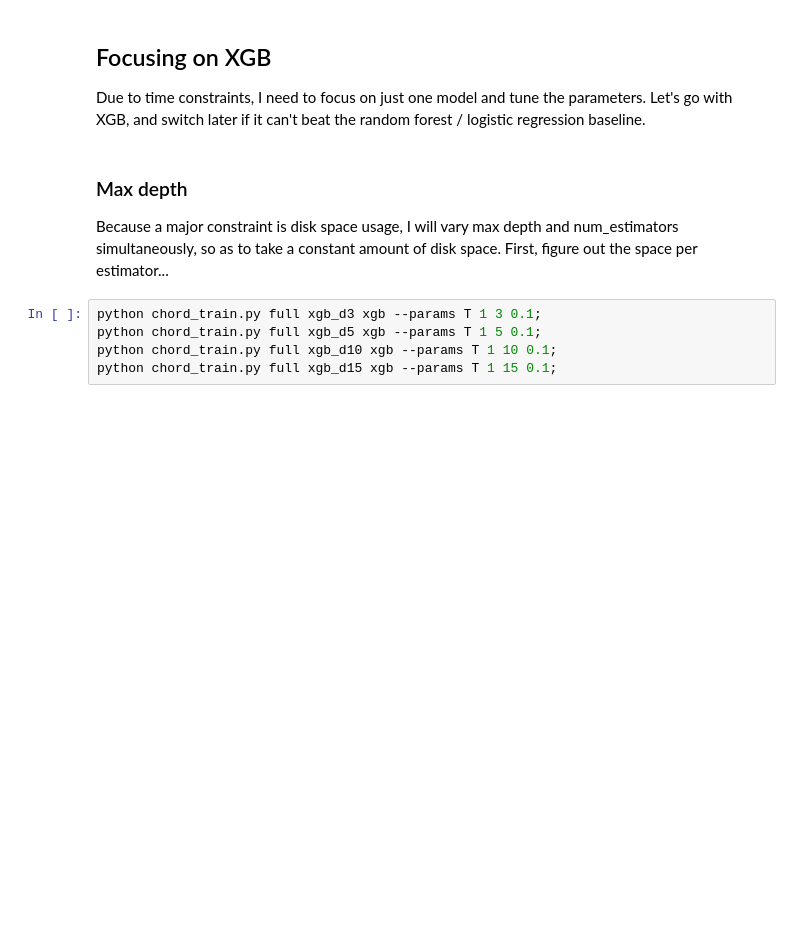
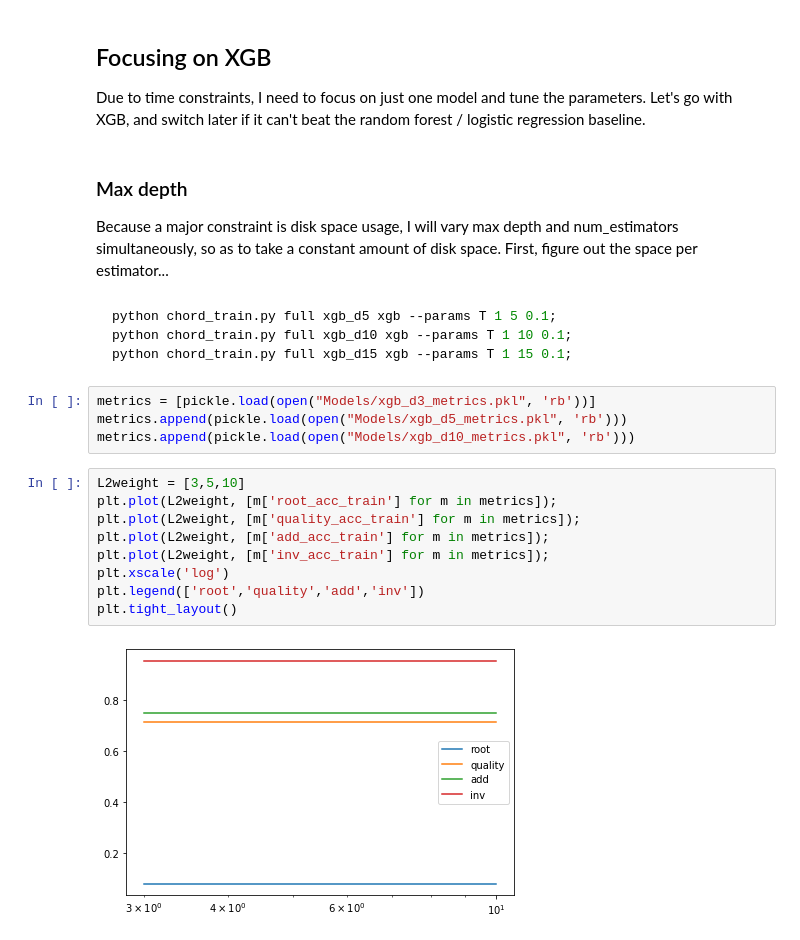
Before and after one commit to tristanlmiller/auto-guitar-tabs, a Jupyter notebook: Other models.ipynb, the cells around one changed output. Saved outputs shown, nothing was run; the diff lists cells and outputs as text; blank space fills up the shorter version.

````diff
--- a/Other models.ipynb
+++ b/Other models.ipynb
@@ -217,8 +246,24 @@ Due to time constraints, I need to focus on just one model and tune the paramete
 # %% [markdown]
 ### Max depth
 Because a major constraint is disk space usage, I will vary max depth and num_estimators simultaneously, so as to take a constant amount of disk space.  First, figure out the space per estimator...
-# %%
-python chord_train.py full xgb_d3 xgb --params T 1 3 0.1;
-python chord_train.py full xgb_d5 xgb --params T 1 5 0.1;
-python chord_train.py full xgb_d10 xgb --params T 1 10 0.1;
-python chord_train.py full xgb_d15 xgb --params T 1 15 0.1;
+# %% [markdown]
+```python chord_train.py full xgb_d3 xgb --params T 1 3 0.1;
+python chord_train.py full xgb_d5 xgb --params T 1 5 0.1;
+python chord_train.py full xgb_d10 xgb --params T 1 10 0.1;
+python chord_train.py full xgb_d15 xgb --params T 1 15 0.1;
+```
+# %%
+metrics = [pickle.load(open("Models/xgb_d3_metrics.pkl", 'rb'))]
+metrics.append(pickle.load(open("Models/xgb_d5_metrics.pkl", 'rb')))
+metrics.append(pickle.load(open("Models/xgb_d10_metrics.pkl", 'rb')))
+# %%
+L2weight = [3,5,10]
+plt.plot(L2weight, [m['root_acc_train'] for m in metrics]);
+plt.plot(L2weight, [m['quality_acc_train'] for m in metrics]);
+plt.plot(L2weight, [m['add_acc_train'] for m in metrics]);
+plt.plot(L2weight, [m['inv_acc_train'] for m in metrics]);
+plt.xscale('log')
+plt.legend(['root','quality','add','inv'])
+plt.tight_layout()
+# %% [output]
+[figure, added]
````
Also changed, not shown: parts of 7 cells of this notebook, 4 other files.
